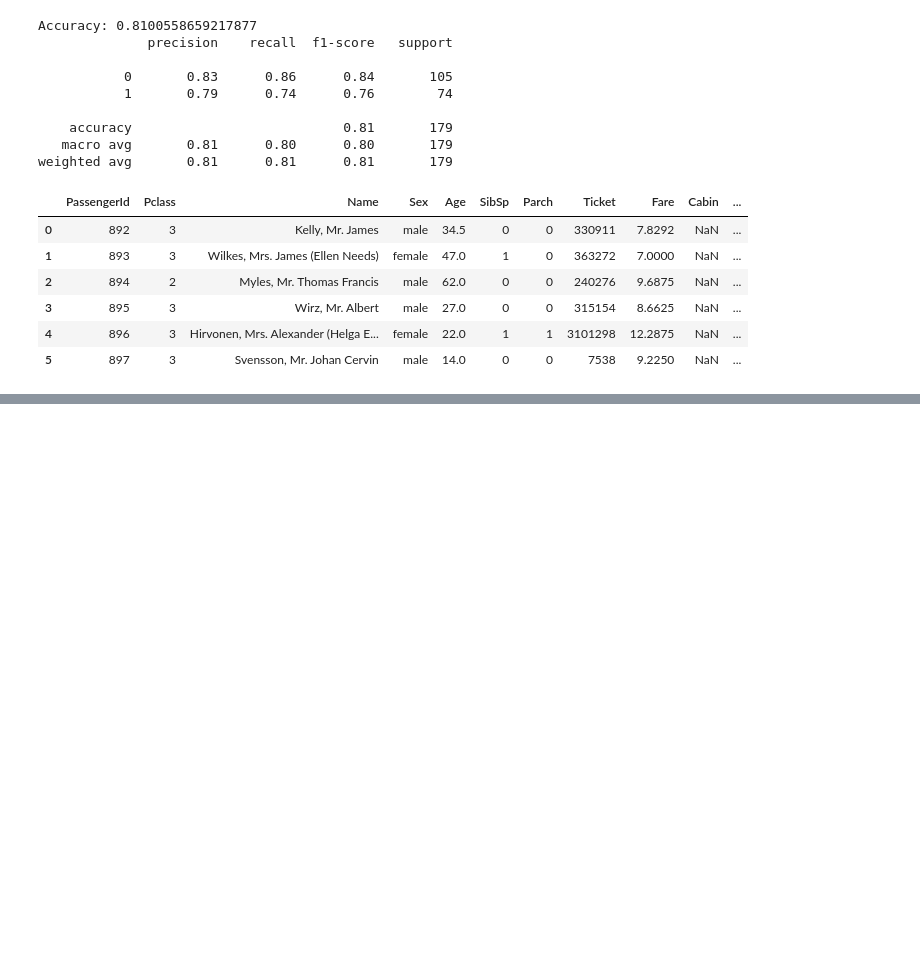
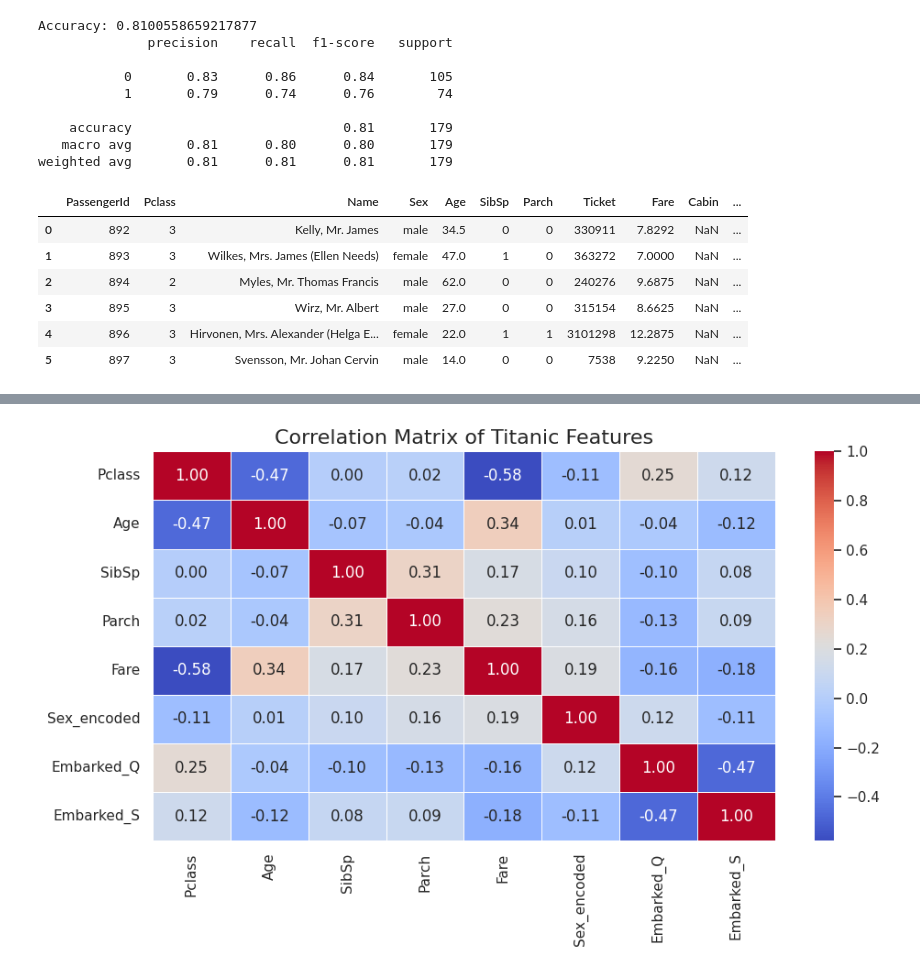
Before and after one commit to 03sans/Titanic_Survival_Prediction, a Jupyter notebook: TitanicSurvivalPrediction.ipynb, the cells around one changed output, grey strips where cells are left out. Drawn from its saved outputs; the diff is of its cells as text; code cells hidden in the pictures; blank space fills up the shorter version.

```diff
--- a/TitanicSurvivalPrediction.ipynb
+++ b/TitanicSurvivalPrediction.ipynb
@@ -333,0 +383,2 @@ titanic_test.head(6)
+# %%
+titanic_test['Sex_encoded'] = titanic_test['Sex'].map({'male': 0, 'female': 1})
@@ -333,0 +394,2 @@ titanic_test.head(6)
+# %%
+titanic_test.drop(columns=['Name', 'Sex', 'Ticket', 'Cabin', 'Embarked'], inplace=True)
@@ -333,0 +419,2 @@ titanic_test.head(6)
+# %%
+titanic_test['Age'].fillna(titanic_test['Age'].median(), inplace=True)
@@ -333,0 +428,2 @@ titanic_test.head(6)
+# %%
+titanic_test['Fare'].fillna(titanic_test['Fare'].mode()[0], inplace=True)
@@ -333,0 +451,10 @@ titanic_test.head(6)
+# %%
+corr_cols = ['Pclass', 'Age', 'SibSp', 'Parch', 'Fare', 'Sex_encoded', 'Embarked_Q', 'Embarked_S']
+corr_matrix = titanic_test[corr_cols].corr()
+plt.figure(figsize=(10, 6))
+sns.heatmap(corr_matrix, annot=True, cmap='coolwarm', fmt=".2f", linewidths=0.5)
+plt.title('Correlation Matrix of Titanic Features', fontsize=16)
+plt.tight_layout()
+plt.show()
+# %% [output]
+[figure, added]
```
Also changed, not shown: parts of 13 cells of this notebook.
